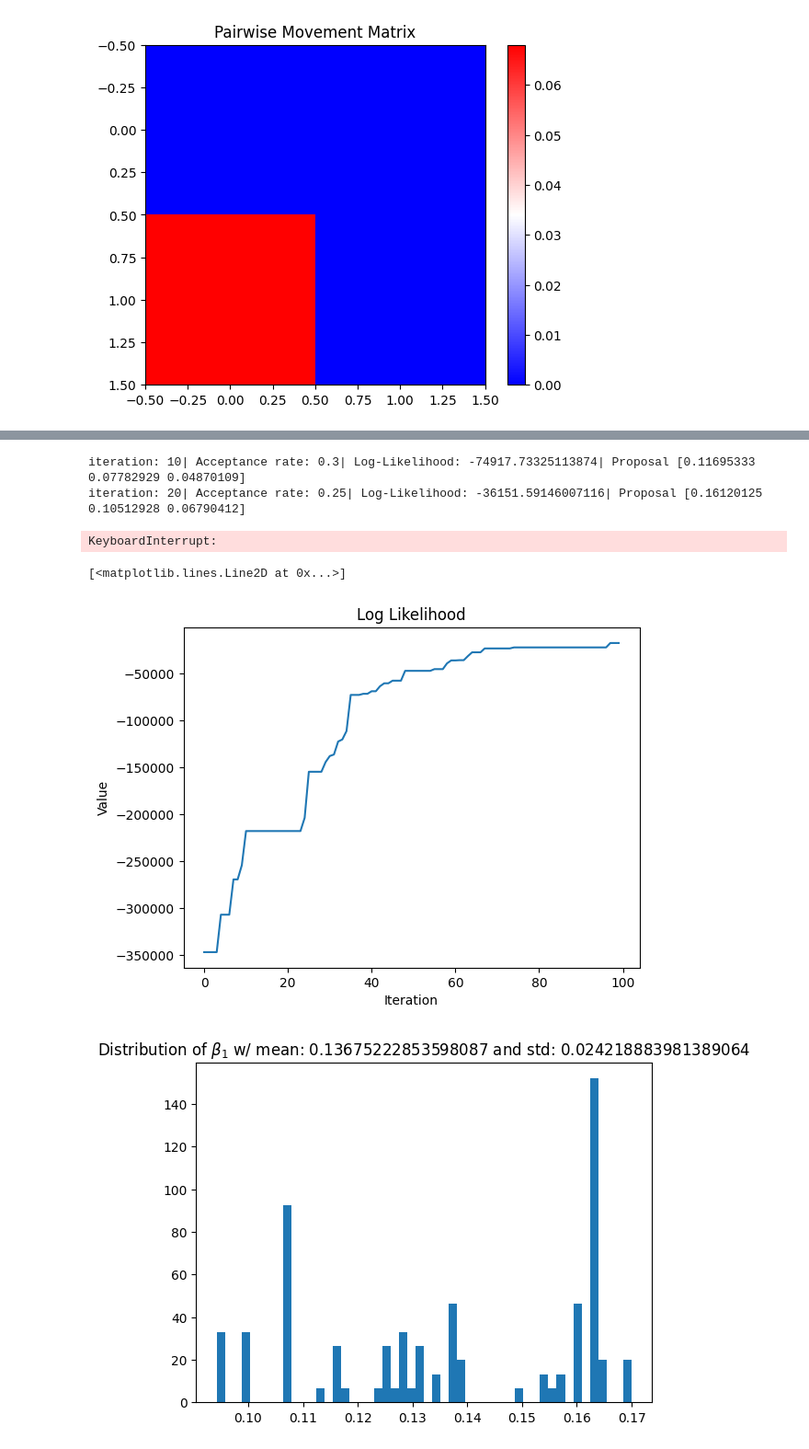
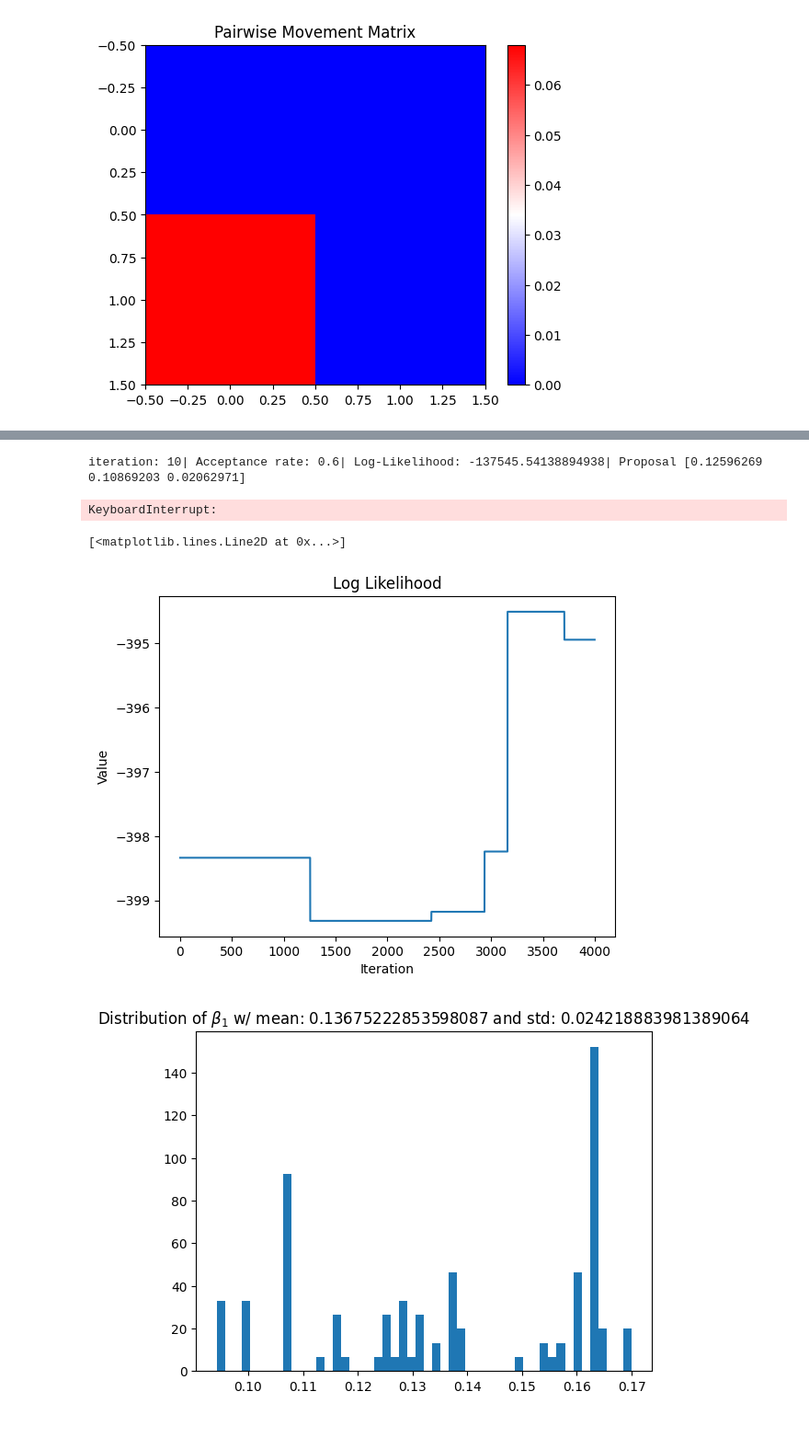
Before and after one commit to Averydx/PMCMC, a Jupyter notebook: examples/PMCMC_Movement.ipynb, the cells around one changed output, grey strips where cells are left out. Shown at 92% size. Cells and saved outputs as stored; diff of their text form; code cells hidden in the pictures.

```diff
--- a/examples/PMCMC_Movement.ipynb
+++ b/examples/PMCMC_Movement.ipynb
@@ -201,10 +233,11 @@ particles_sim[:,0:n,0] -= particles_sim[:,n:2*n,0]
 ###Parameter values beta0=0.4, beta1 = 0.1, gamma = 0.05
 theta_test = np.array([0.4,0.3,0.05])
 
+@nb.njit
 def movement_model(population, movement, particles,observations,t,dt,model_params,rng):
 
     for index,particle in enumerate(particles[:,:,t]):
-        particles[index,:,t] = ((SIR_tau_leap(population=population, movement=movement, rng = rng, initial_cond=particle.reshape((3,len(population))).T, theta = model_params)[:,:,-1]).T).reshape(-1)
+        particles[index,:,t] = np.ascontiguousarray(((SIR_tau_leap(population=population, movement=movement, rng = rng, initial_cond=particle.reshape((3,len(population))).T, theta = model_params[:,:,-1]).T))).reshape(-1)
         observations[index,0:len(population),t] = particles[index,len(population):2 * len(population),t]
 
     return particles,observations
@@ -307,25 +345,24 @@ pmcmc_output = particlemcmc(
                   data = data,
                   pmcmc_params=pmcmc_params,
                   pf_params=pf_params,
-                  adaptive=False,
+                  adaptive=True,
                   rng = rng,
-                  req_jit=False
+                  req_jit=True
                   )
 print(perf_counter() - t)
 # %% [output]
-iteration: 10| Acceptance rate: 0.3| Log-Likelihood: -74917.73325113874| Proposal [0.11695333 0.07782929 0.04870109]
-iteration: 20| Acceptance rate: 0.25| Log-Likelihood: -36151.59146007116| Proposal [0.16120125 0.10512928 0.06790412]
+iteration: 10| Acceptance rate: 0.6| Log-Likelihood: -137545.54138894938| Proposal [0.12596269 0.10869203 0.02062971]
 KeyboardInterrupt:
 # %%
-burn_in = 0
+burn_in = 1000
 
 plt.title('Log Likelihood')
 plt.xlabel('Iteration')
 plt.ylabel('Value')
-plt.plot(LL[burn_in:])
+plt.plot(pmcmc_output['Log Likelihood'][burn_in:])
 # %% [output]
 [<matplotlib.lines.Line2D at 0x...>]
-[figure, old version]
+[figure, new version]
 # %%
 plt.title(f"Distribution of $\\beta_1$ w/ mean: {np.mean(theta[0,burn_in:])} and std: {np.std(theta[0,burn_in:])}")
 plt.hist(theta[0,burn_in:],density=True,bins = 50)
```
Also changed, not shown: parts of 5 cells of this notebook, 4 other files.
